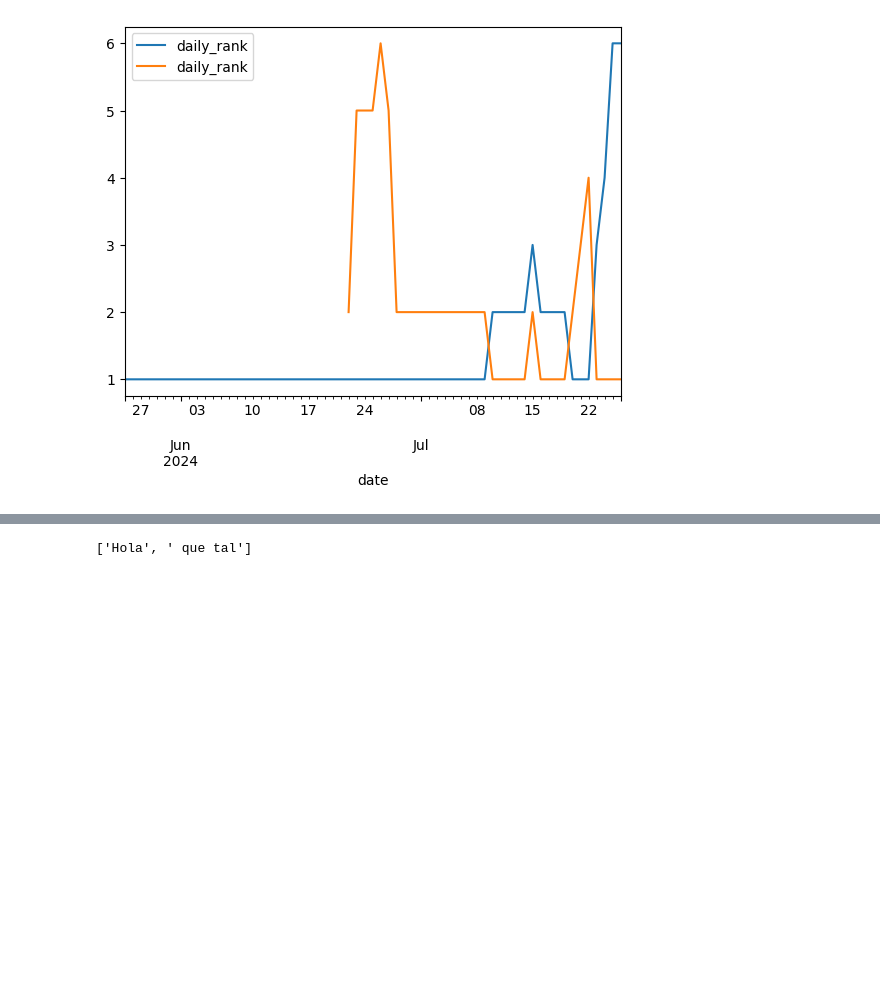
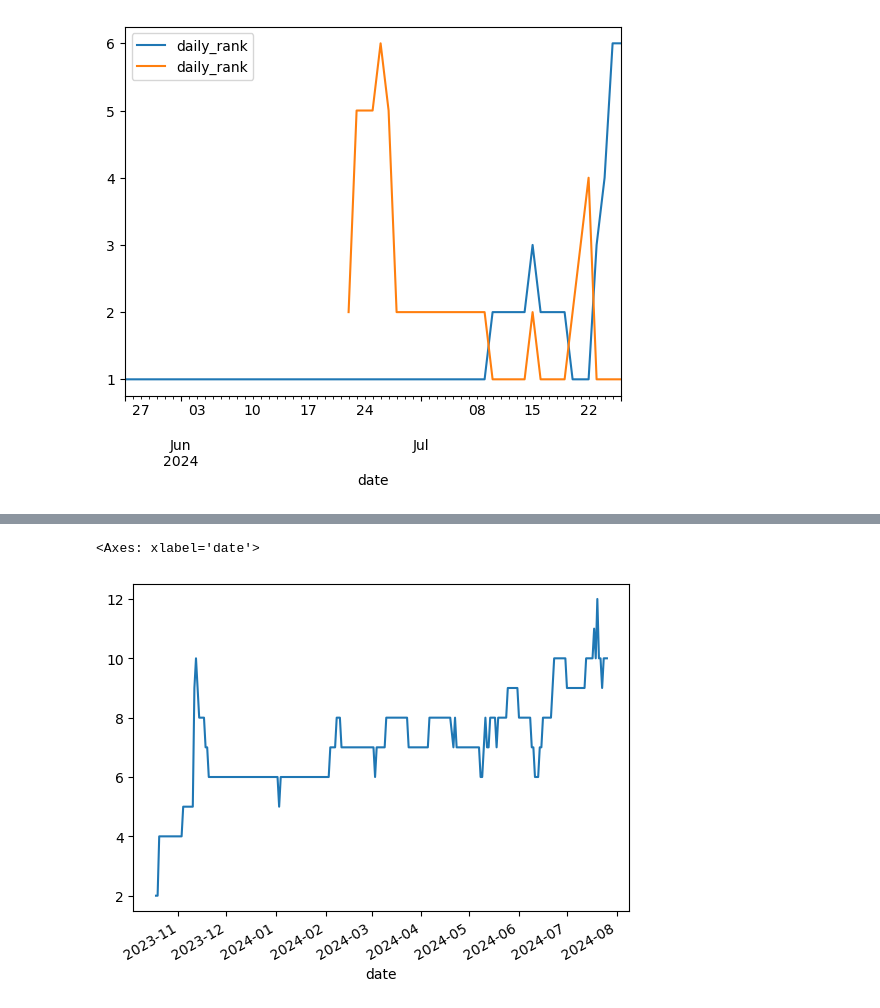
Before and after one commit to Vokturz/pydatascience-clase-07, a Jupyter notebook: notebooks/00_exploracion.ipynb, the cells around one changed output, grey strips where cells are left out. Drawn from its saved outputs; the diff is of its cells as text; code cells hidden in the pictures; blank space fills up the shorter version.

Commit message:
agrego analisis sobre cris mj en chile

```diff
--- a/notebooks/00_exploracion.ipynb
+++ b/notebooks/00_exploracion.ipynb
@@ -97,3 +67,5 @@ Name: artists, Length: 14003, dtype: int64
 # %%
-df_chile['artists'].str.split(',').apply(lambda x : 'Cris Mj' in x)
+crismj_df = df_chile[['artists', 'date']].dropna()
+crismj_df['aparece_mj'] = crismj_df['artists'].apply(lambda x : 'Cris Mj' in x)
+crismj_df
 # %% [output]
@@ -101,4 +85,5 @@ TypeError: argument of type 'float' is not iterable
-# %%
-'Hola, que tal'.split(',')
-# %% [output]
-['Hola', ' que tal']
+# %%
+crismj_df.groupby('date')['aparece_mj'].sum().plot()
+# %% [output]
+<Axes: xlabel='date'>
+[figure, added]
```
Also changed, not shown: parts of 4 cells of this notebook.
